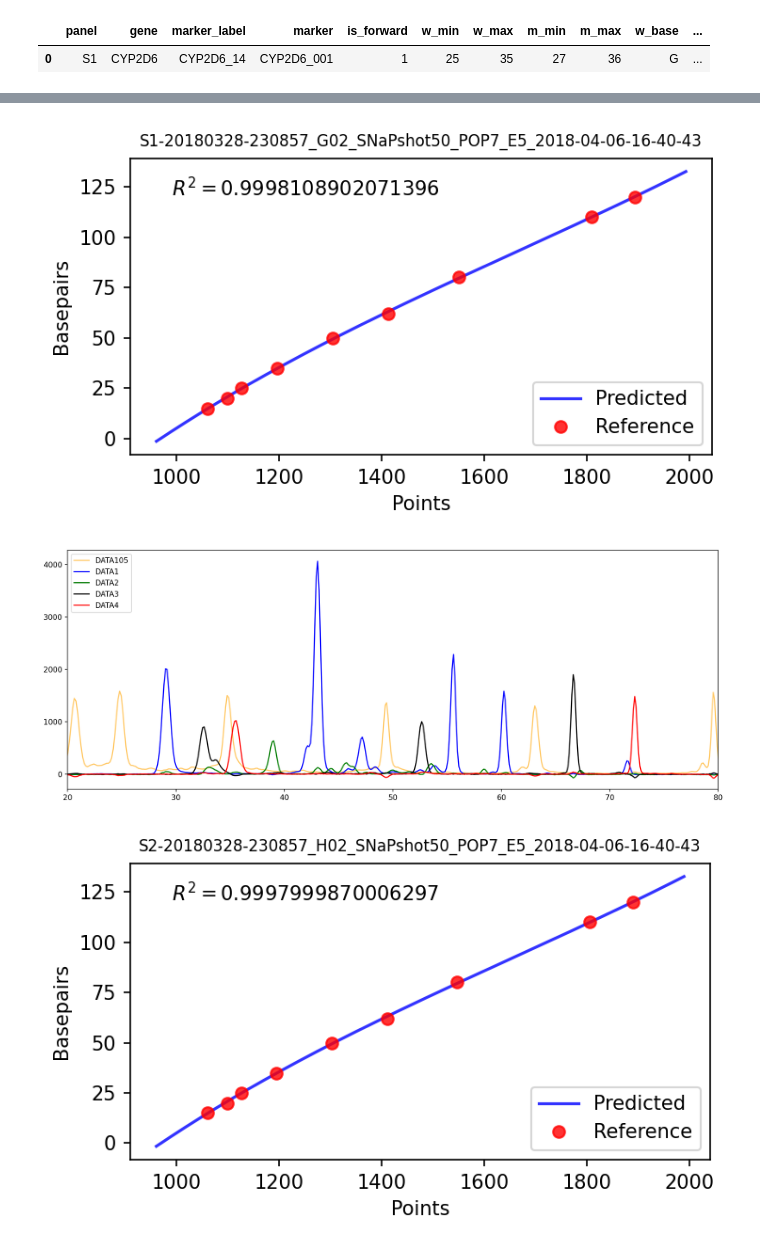
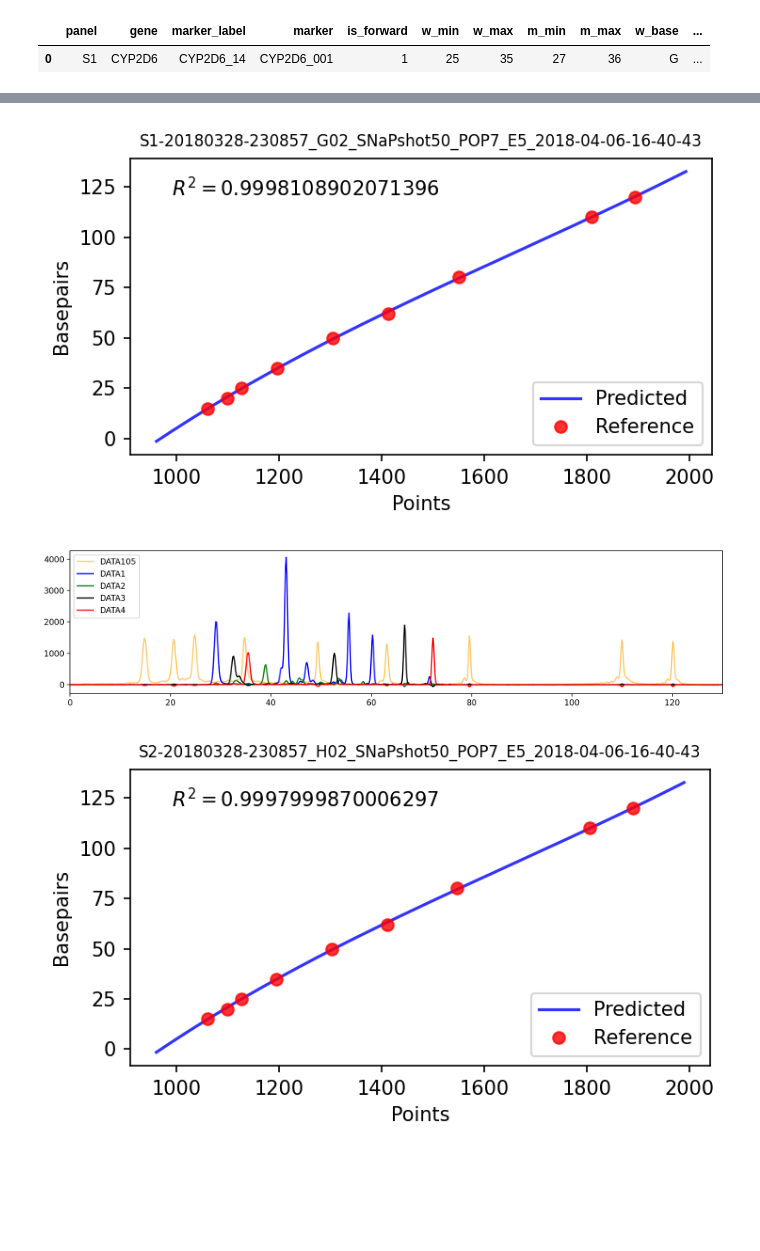
Before and after one commit to lamnvcnsh/snapshot_genotyping, a Jupyter notebook: fsa_peak_detection.ipynb, the cells around one changed output, grey strips where cells are left out. Cells and saved outputs as stored; diff of their text form; code cells hidden in the pictures; blank space fills up the shorter version.

```diff
--- a/fsa_peak_detection.ipynb
+++ b/fsa_peak_detection.ipynb
@@ -260,8 +260,6 @@ data_chanel_map = {
     'C':'DATA3',
     'T':'DATA4'
 }
-# %%
-class Allele():
 # %%
 isForward = [True,True,False,True,True,False,True,False,False,False]
 
@@ -903,7 +996,3 @@ peak_table.head(1)
 # %% [output]
 |  | panel | gene | marker_label | marker | is_forward | w_min | w_max | m_min | m_max | w_base | ... |
 | 0 | S1 | CYP2D6 | CYP2D6_14 | CYP2D6_001 | 1 | 25 | 35 | 27 | 36 | G | ... |
-# %%
-fsa = FSA('./raw_data/fsa/PA180404A/S1-20180328-230857_G02_SNaPshot50_POP7_E5_2018-04-06-16-40-43.fsa')
-
-fsa.name
@@ -914,46 +1023,48 @@ fsa_files = ['./raw_data/fsa/PA180404A/S1-20180328-230857_G02_SNaPshot50_POP7_E5
              './raw_data/fsa/PA180404A/S2-20180328-230857_H02_SNaPshot50_POP7_E5_2018-04-06-16-40-43.fsa']
 liz120 = [15, 20, 25, 35, 50, 62, 80, 110, 120]
 
+#load origin markers
+target_markers = generate_markers(peak_table)
 
-def main(fsa_files):
+def main(fsa_files, target_markers):
     # load reference size
     ref = Reference(liz120)
 
-    # load marker
-    markers = generate_markers(peak_table)
-
+    markers = target_markers.copy()
     # print_marker(markers)
     for fsa_file in fsa_files:
 
         fsa = FSA(fsa_file)
-        ref_intensity = fsa.extract_intensity('DATA105')
+        ref_intensity = fsa.reference_intensity
         ref_peaks, ref_peaks_height = finding_peaks(ref_intensity, min_height=800)
 
         # build model
         model = LeastSquared(ref_peaks, ref.size, degree=3)
         model.val_plot(fsa.name)
 
         # predict base from model
         pred = model.predict(range(fsa.chanel_size))
 
         # extract interested range 0 to 200 bp
 
         min_index, max_index = get_index_by_base_range(pred, ranges=(0,200))
         select_base = pred[min_index:max_index]
 
         # extract panel
         fsa_panel = fsa.name.split('-')[0]
 
         # find peak
         finding_peak_by_markers(markers,fsa, fsa_panel,select_base, (min_index, max_index))
 
-        plot_raw_intensity(fsa, min_index, max_index, select_base, (20,80))
+        plot_raw_intensity(fsa, min_index, max_index, select_base, (0,130))
 
     print_marker(markers)
 
+    return markers
 
-main(fsa_files)
+
+s1 = main(fsa_files, target_markers)
 # %% [output]
 [figure]
-[figure, old version]
+[figure, new version]
 [figure]
```
Also changed, not shown: parts of 12 cells of this notebook.
